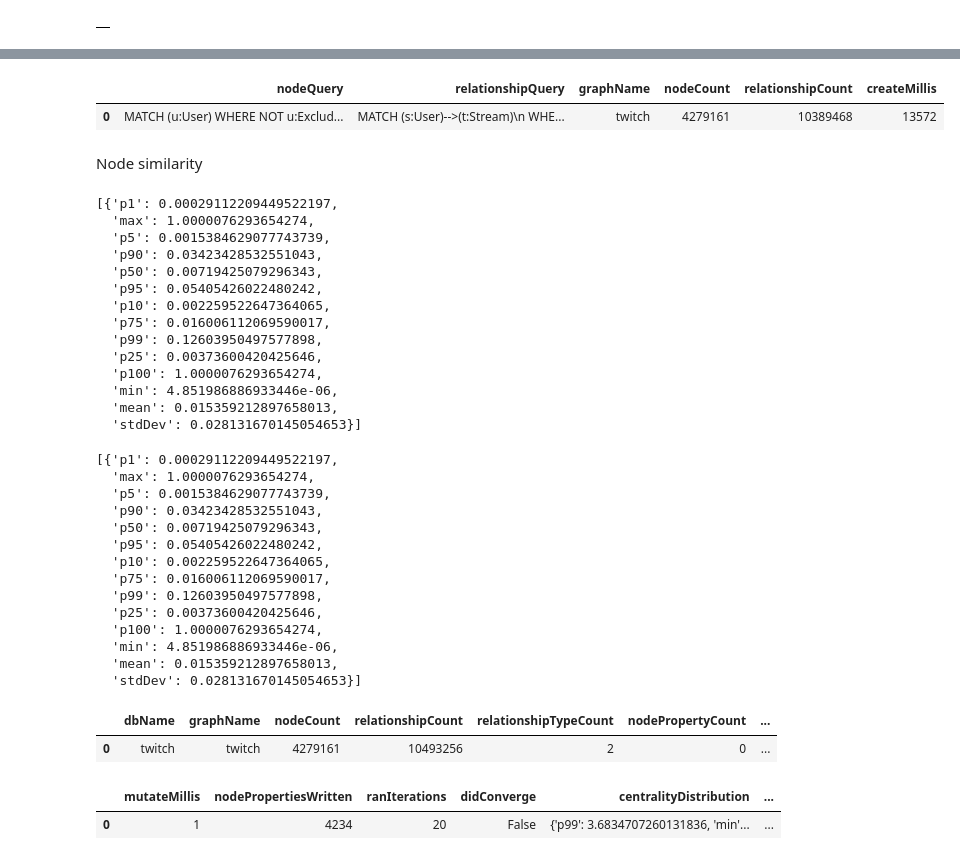
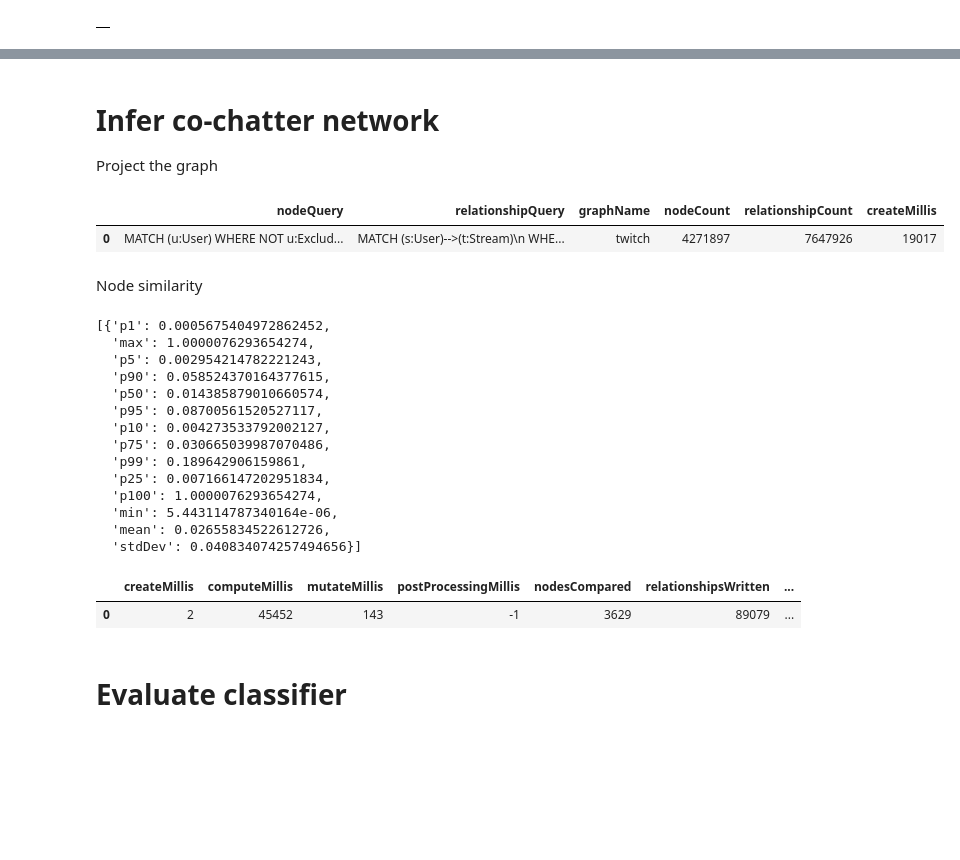
Before and after one commit to tomasonjo/blogs, a Jupyter notebook: twitch_analysis/Twitch classification.ipynb, the cells around one changed output, grey strips where cells are left out. Cells and saved outputs as stored; diff of their text form; code cells hidden in the pictures; blank space fills up the shorter version.

```diff
--- a/twitch_analysis/Twitch classification.ipynb
+++ b/twitch_analysis/Twitch classification.ipynb
@@ -193,69 +241,46 @@ There are lots of possibilities here. we could use node similarity or even overl
+# %% [markdown]
+# Infer co-chatter network
+
+Project the graph
 # %%
 read_query("""
 CALL gds.graph.create.cypher("twitch",
-"MATCH (u:User) WHERE NOT u:Exclude RETURN id(u) as id, labels(u) as labels",
+"MATCH (u:User) WHERE NOT u:Exclude RETURN id(u) as id, labels(u) as labels, coalesce(u.followers,0) as followers, coalesce(u.total_view_count,0) as total_view_count",
 "MATCH (s:User)-->(t:Stream)
  WHERE NOT s:Exclude AND NOT t:Exclude
  RETURN id(t) as source, id(s) as target",
 {validateRelationships:false})
 """)
 # %% [output]
 |  | nodeQuery | relationshipQuery | graphName | nodeCount | relationshipCount | createMillis |
-| 0 | MATCH (u:User) WHERE NOT u:Exclud... | MATCH (s:User)-->(t:Stream)\n WHE... | twitch | 4279161 | 10389468 | 13572 |
+| 0 | MATCH (u:User) WHERE NOT u:Exclud... | MATCH (s:User)-->(t:Stream)\n WHE... | twitch | 4271897 | 7647926 | 19017 |
 # %% [markdown]
 Node similarity
 # %%
 read_query("""
-CALL gds.nodeSimilarity.stats("twitch", {topK:25})
+CALL gds.nodeSimilarity.stats("twitch")
 """)['similarityDistribution'].to_list()
 # %% [output]
-[{'p1': 0.00029112209449522197,
+[{'p1': 0.0005675404972862452,
   'max': 1.0000076293654274,
-  'p5': 0.0015384629077743739,
-  'p90': 0.03423428532551043,
-  'p50': 0.00719425079296343,
-  'p95': 0.05405426022480242,
-  'p10': 0.002259522647364065,
-  'p75': 0.016006112069590017,
-  'p99': 0.12603950497577898,
-  'p25': 0.00373600420425646,
+  'p5': 0.002954214782221243,
+  'p90': 0.058524370164377615,
+  'p50': 0.014385879010660574,
+  'p95': 0.08700561520527117,
+  'p10': 0.004273533792002127,
+  'p75': 0.030665039987070486,
+  'p99': 0.189642906159861,
+  'p25': 0.007166147202951834,
   'p100': 1.0000076293654274,
-  'min': 4.851986886933446e-06,
-  'mean': 0.015359212897658013,
-  'stdDev': 0.028131670145054653}]
+  'min': 5.443114787340164e-06,
+  'mean': 0.02655834522612726,
+  'stdDev': 0.040834074257494656}]
 # %%
 read_query("""
-CALL gds.nodeSimilarity.mutate("twitch", {topK:25, mutateProperty:'score', mutateRelationshipType:'SHARED_AUDIENCE'})
-""")['similarityDistribution'].to_list()
+CALL gds.nodeSimilarity.mutate("twitch",
+  {topK:25, mutateProperty:'score', mutateRelationshipType:'SHARED_AUDIENCE'})
+
+""")
 # %% [output]
-[{'p1': 0.00029112209449522197,
-  'max': 1.0000076293654274,
-  'p5': 0.0015384629077743739,
-  'p90': 0.03423428532551043,
-  'p50': 0.00719425079296343,
-  'p95': 0.05405426022480242,
-  'p10': 0.002259522647364065,
-  'p75': 0.016006112069590017,
-  'p99': 0.12603950497577898,
-  'p25': 0.00373600420425646,
-  'p100': 1.0000076293654274,
-  'min': 4.851986886933446e-06,
-  'mean': 0.015359212897658013,
-  'stdDev': 0.028131670145054653}]
+|  | createMillis | computeMillis | mutateMillis | postProcessingMillis | nodesCompared | relationshipsWritten | ... |
+| 0 | 2 | 45452 | 143 | -1 | 3629 | 89079 | ... |
-# %%
-# Just to be sure it works as intended -> Skip this otherwise
-read_query("""
-CALL gds.graph.export('twitch', { dbName: 'twitch' })
-""")
-# %% [output]
-|  | dbName | graphName | nodeCount | relationshipCount | relationshipTypeCount | nodePropertyCount | ... |
-| 0 | twitch | twitch | 4279161 | 10493256 | 2 | 0 | ... |
-# %%
-# Maybe run pageRank, who knows?
-read_query("""
-CALL gds.pageRank.mutate('twitch',
-{nodeLabels:['Stream'], relationshipTypes:['SHARED_AUDIENCE'], mutateProperty:'pagerank'})
-""")
-# %% [output]
-|  | mutateMillis | nodePropertiesWritten | ranIterations | didConverge | centralityDistribution | ... |
-| 0 | 1 | 4234 | 20 | False | {'p99': 3.6834707260131836, 'min'... | ... |
@@ -274,0 +287,2 @@ RETURN nodeId, embedding, l.name as language
+# %% [markdown]
+# Evaluate classifier
```
Also changed, not shown: parts of 23 cells of this notebook.
